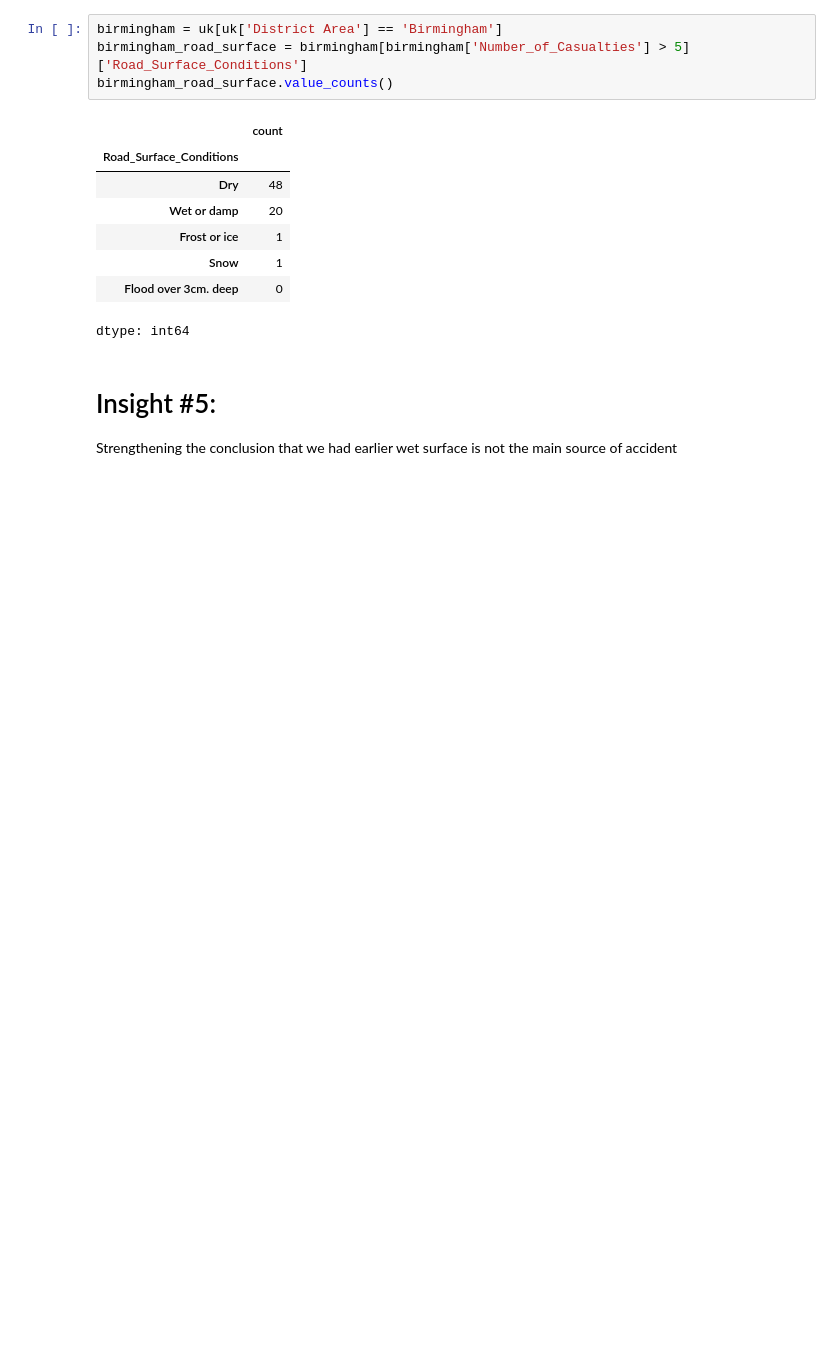
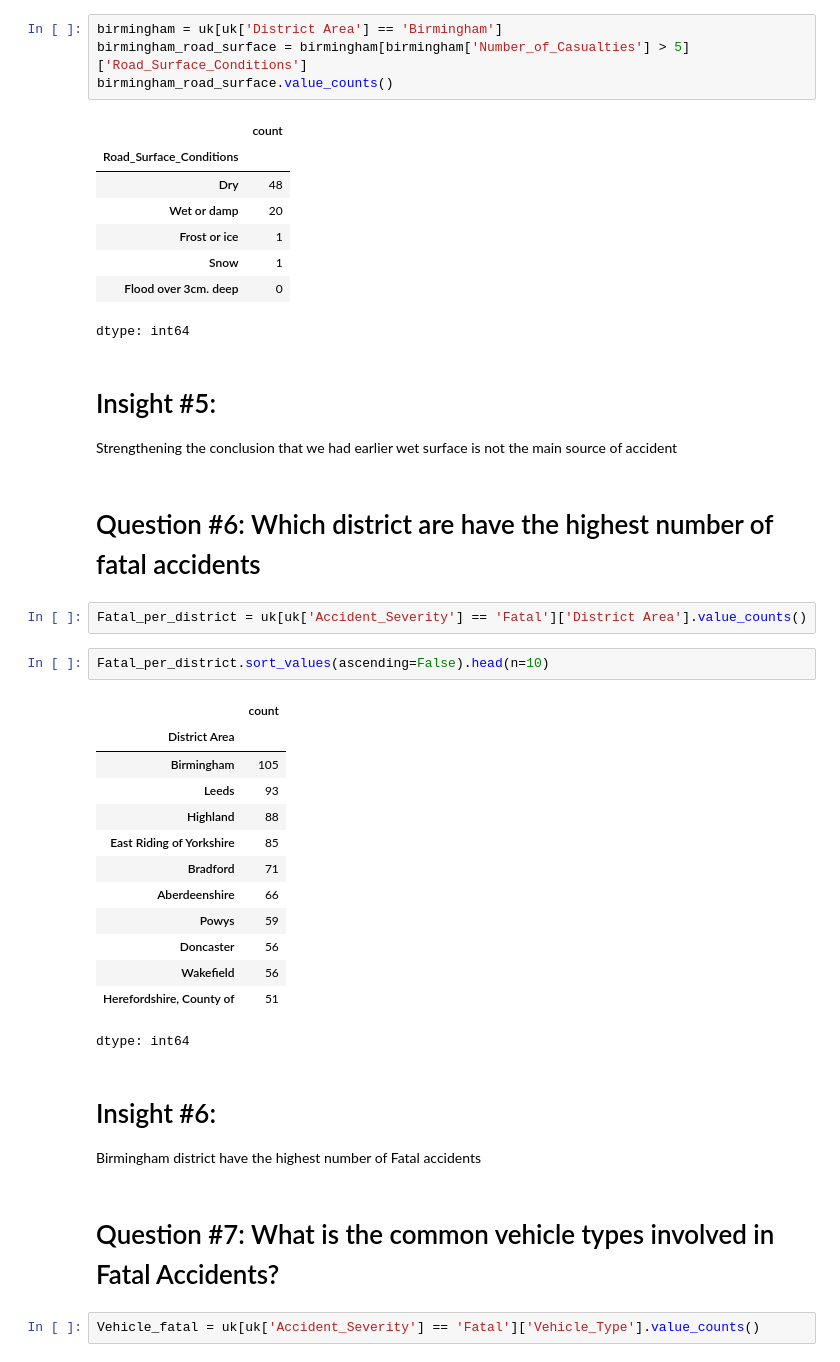
Before and after one commit to kvnwave/ELEC303-DATA-ANALYTICS-AGUILERA, a Jupyter notebook: uk_accident.ipynb, the cells around one changed output. Saved outputs shown, nothing was run; the diff lists cells and outputs as text; blank space fills up the shorter version.

```diff
--- a/uk_accident.ipynb
+++ b/uk_accident.ipynb
@@ -550,3 +550,30 @@ dtype: int64
 # %% [markdown]
 <h1>Insight #5:</h1>
 <p>Strengthening the conclusion that we had earlier wet surface is not the main source of accident</p>
+# %% [markdown]
+<h1>Question #6: Which district are have the highest number of fatal accidents</h1>
+# %%
+Fatal_per_district = uk[uk['Accident_Severity'] == 'Fatal']['District Area'].value_counts()
+# %%
+Fatal_per_district.sort_values(ascending=False).head(n=10)
+# %% [output]
+|  | count |
+| District Area |  |
+| Birmingham | 105 |
+| Leeds | 93 |
+| Highland | 88 |
+| East Riding of Yorkshire | 85 |
+| Bradford | 71 |
+| Aberdeenshire | 66 |
+| Powys | 59 |
+| Doncaster | 56 |
+| Wakefield | 56 |
+| Herefordshire, County of | 51 |
+dtype: int64
+# %% [markdown]
+<h1>Insight #6:</h1>
+<p>Birmingham district have the highest number of Fatal accidents</p>
+# %% [markdown]
+<h1>Question #7: What is the common vehicle types involved in Fatal Accidents?</h1>
+# %%
+Vehicle_fatal = uk[uk['Accident_Severity'] == 'Fatal']['Vehicle_Type'].value_counts()
```
Also changed, not shown: parts of 18 cells of this notebook.
